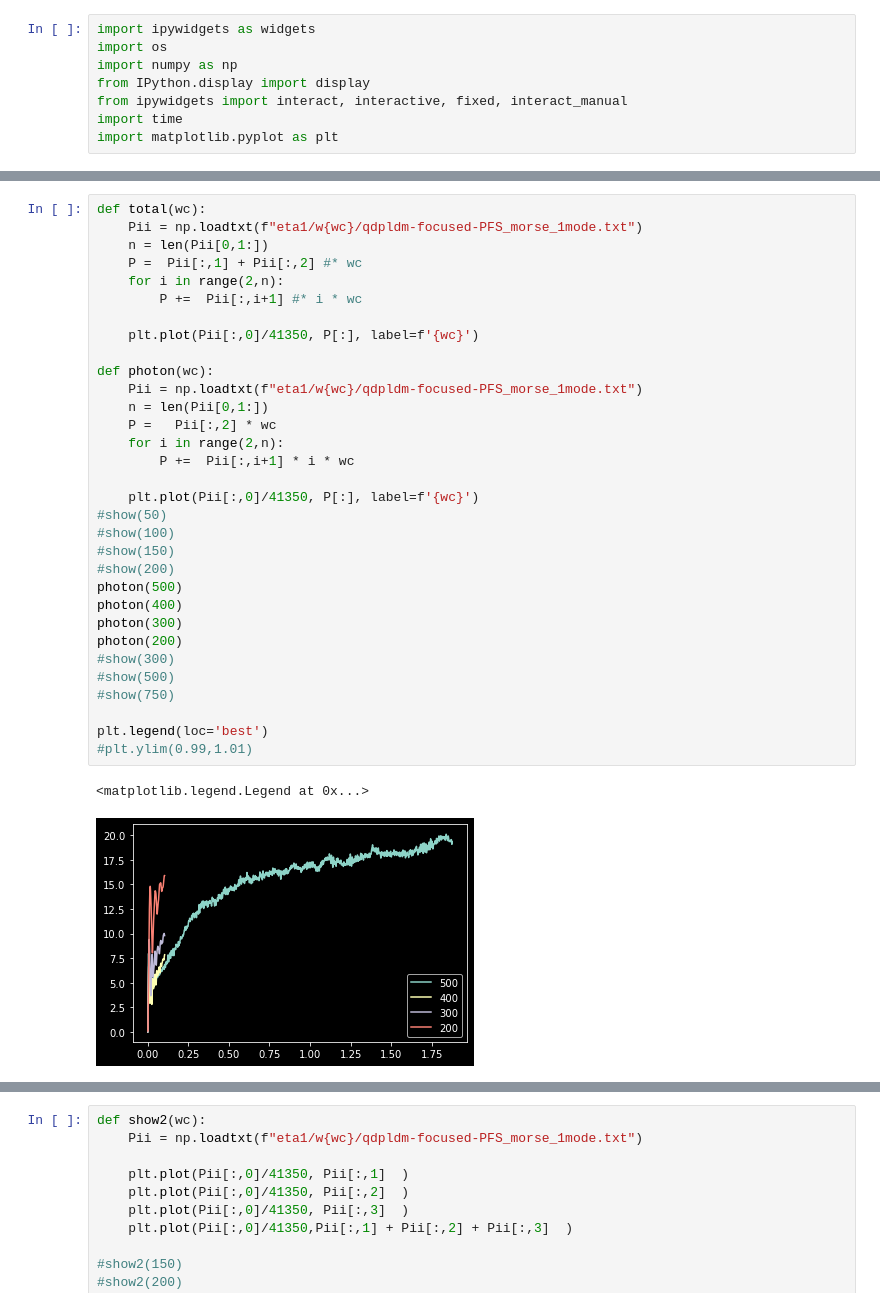
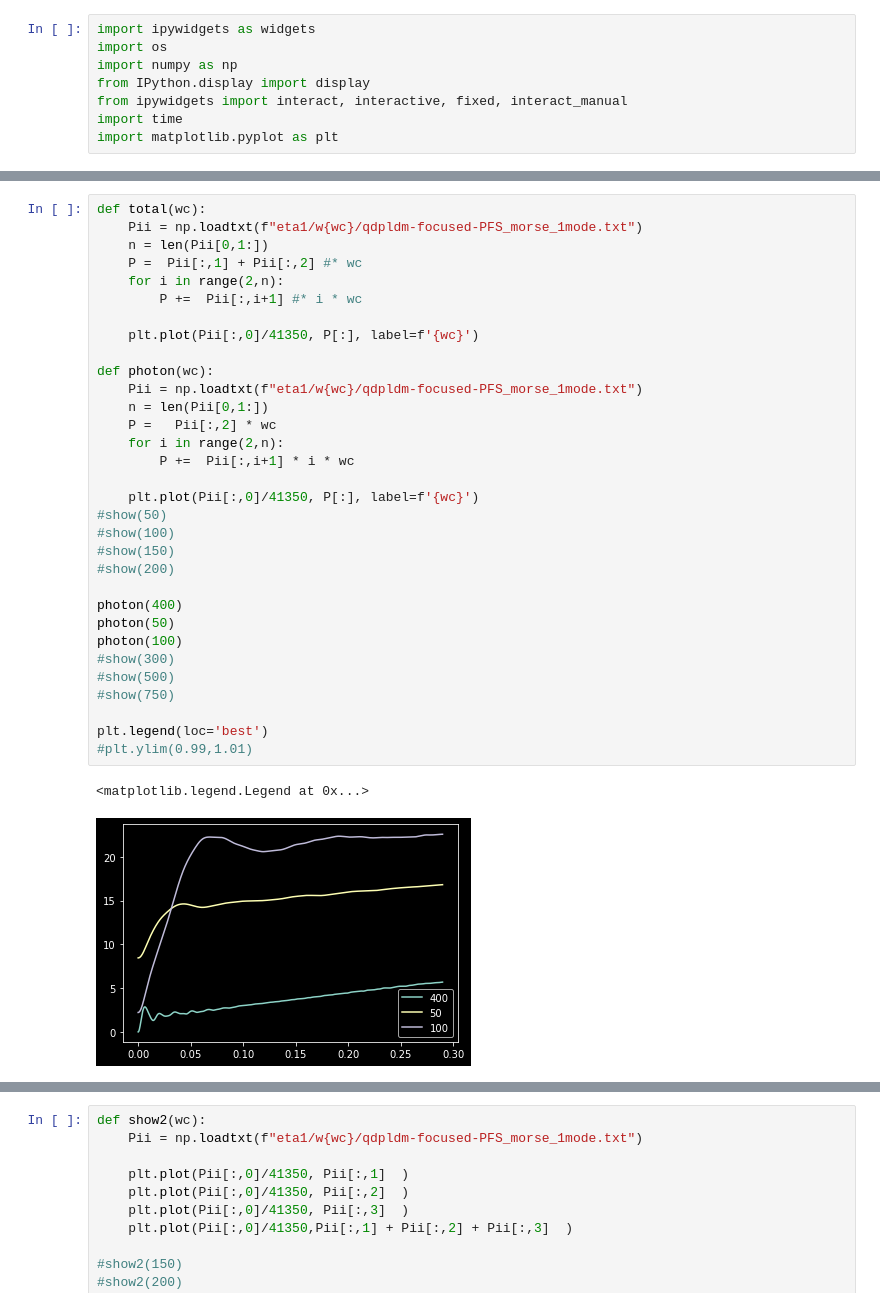
Before and after one commit to arkajitmandal/PFS-VSC, a Jupyter notebook: result.ipynb, the cells around one changed output, grey strips where cells are left out. Cells and saved outputs as stored; diff of their text form.

```diff
--- a/result.ipynb
+++ b/result.ipynb
@@ -18,34 +17,34 @@ plt.plot(R[:,0],R[:,1])
 def total(wc):
     Pii = np.loadtxt(f"eta1/w{wc}/qdpldm-focused-PFS_morse_1mode.txt")
     n = len(Pii[0,1:])
     P =  Pii[:,1] + Pii[:,2] #* wc
     for i in range(2,n):
         P +=  Pii[:,i+1] #* i * wc
 
     plt.plot(Pii[:,0]/41350, P[:], label=f'{wc}')
 
 def photon(wc):
     Pii = np.loadtxt(f"eta1/w{wc}/qdpldm-focused-PFS_morse_1mode.txt")
     n = len(Pii[0,1:])
     P =   Pii[:,2] * wc
     for i in range(2,n):
         P +=  Pii[:,i+1] * i * wc
 
     plt.plot(Pii[:,0]/41350, P[:], label=f'{wc}')
 #show(50)
 #show(100)
 #show(150)
 #show(200)
-photon(500)
+
 photon(400)
-photon(300)
-photon(200)
+photon(50)
+photon(100)
 #show(300)
 #show(500)
 #show(750)
 
 plt.legend(loc='best')
 #plt.ylim(0.99,1.01)
 # %% [output]
 <matplotlib.legend.Legend at 0x...>
-[figure, old version]
+[figure, new version]
```
Also changed, not shown: parts of 6 cells of this notebook, 1 other file.
